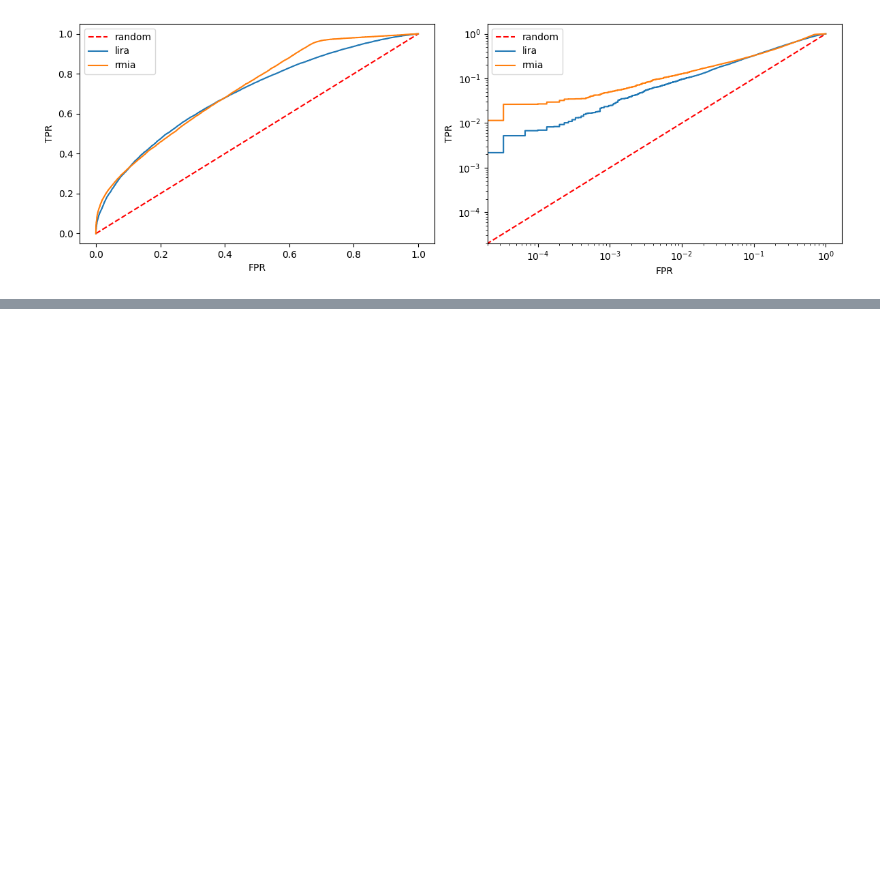
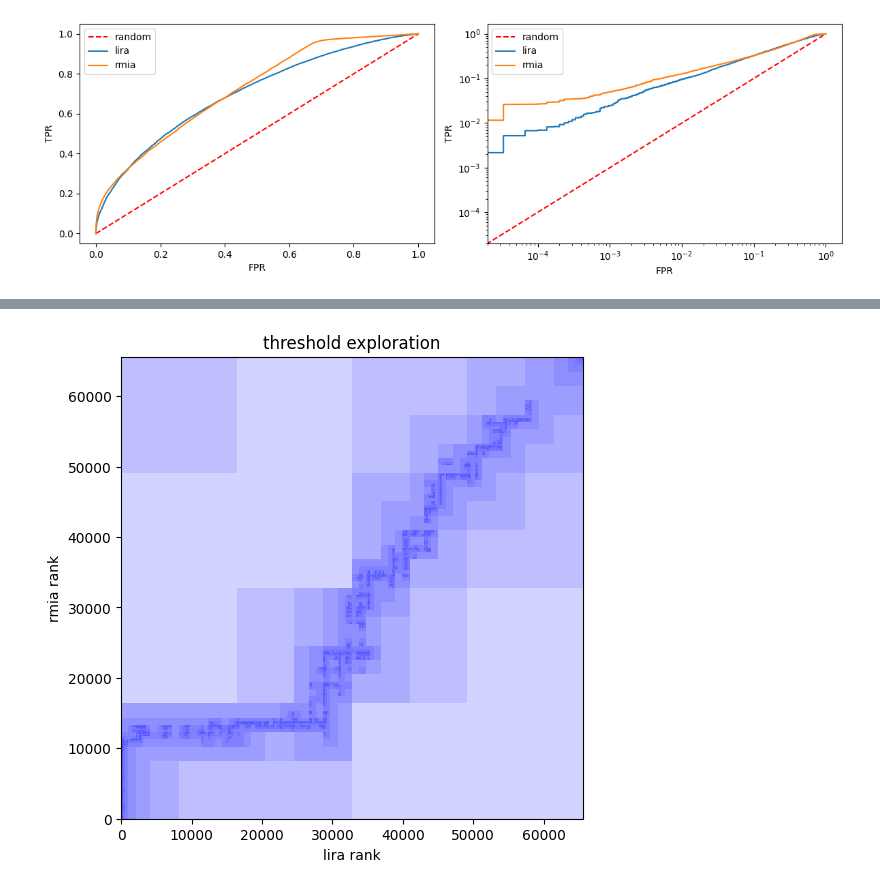
Before and after one commit to aidotse/LeakPro, a Jupyter notebook: examples/mia/cifar/B4_disparity.ipynb, the cells around one changed output, grey strips where cells are left out. Drawn from its saved outputs; the diff is of its cells as text; code cells hidden in the pictures; blank space fills up the shorter version.

```diff
--- a/examples/mia/cifar/B4_disparity.ipynb
+++ b/examples/mia/cifar/B4_disparity.ipynb
@@ -212,0 +406,28 @@ plt.show()
+# %%
+
+import matplotlib.pyplot as plt
+from matplotlib.patches import Rectangle
+
+fig, ax = plt.subplots(figsize=(6, 6))
+
+for key in results.keys():
+    uniq_pairs = np.array(results[key][0])
+    dist = key*chunk
+    x = uniq_pairs[:,0]*dist
+    y = uniq_pairs[:,1]*dist
+
+    for xi, yi in zip(x, y):
+        ax.add_patch(Rectangle((xi, yi), width=dist, height=dist,
+                               facecolor='blue', edgecolor='none', linewidth=1.5, alpha=1.0/len(results)))
+
+ax.set_aspect('equal', adjustable='box')  # squares stay square
+ax.set_xlim(0 - dist*0.1, 65535 + dist*1.1)
+ax.set_ylim(0 - dist*0.1, 65535 + dist*1.1)
+ax.set_xlabel('lira rank')
+ax.set_ylabel('rmia rank')
+ax.set_title('threshold exploration')
+plt.savefig("rank_exploration.png")
+plt.savefig("rank_exploration.pdf")
+plt.show()
+# %% [output]
+[figure, added]
```
Also changed, not shown: parts of 27 cells of this notebook, 4 other files.
